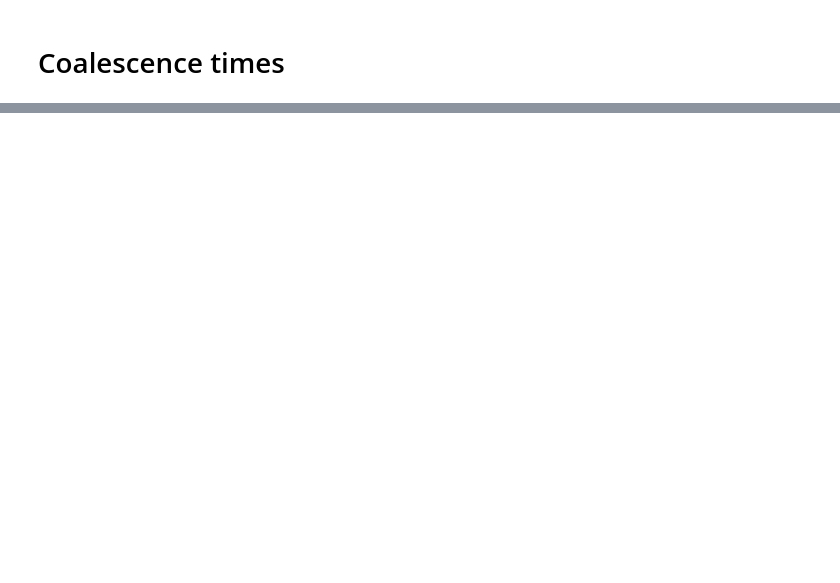
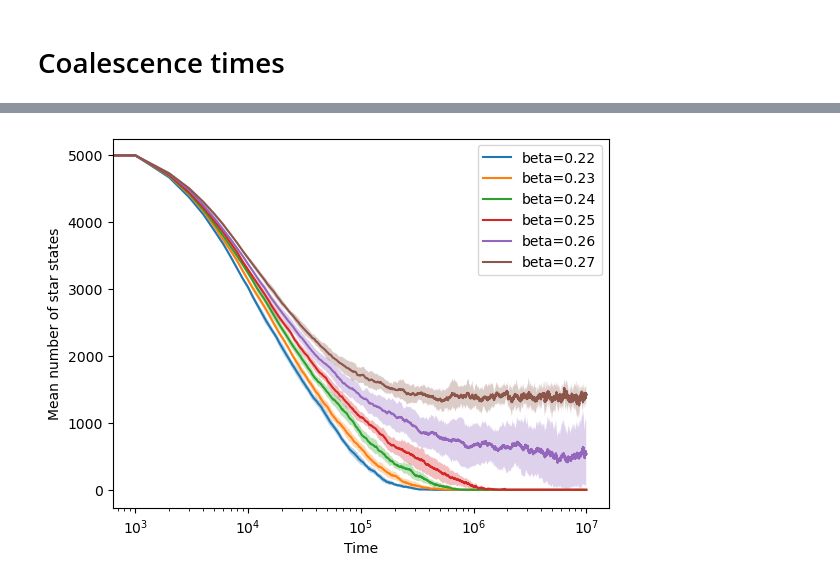
Before and after one commit to LouiseBudzynski/Bounding_Chain_Disordered_Ising_Models, a Jupyter notebook: notebooks/BC_forward_test.ipynb, the cells around one changed output, grey strips where cells are left out. Drawn from its saved outputs; the diff is of its cells as text; code cells hidden in the pictures; blank space fills up the shorter version.

```diff
--- a/notebooks/BC_forward_test.ipynb
+++ b/notebooks/BC_forward_test.ipynb
@@ -62,5 +46,5 @@ beta_uni, beta_SG
 # %%
-beta = 0.3
+beta = 0.31
 coup_type = 'gauss'
 G_builder = lambda N: create_ER_graph(N, d=4, coupling_type=coup_type)
 nb_runs = 3
@@ -201,5 +125,5 @@ plt.show()
 # %%
-N_to_exclude = [100, 250, 500, 1000, 2500]
+N_to_exclude = [5000]
 for N in df_filtered['N'].unique():
     if N in N_to_exclude:
         continue
@@ -219,0 +151,19 @@ plt.show()
+# %%
+N = 5000
+beta_list = [0.22, 0.23, 0.24, 0.25, 0.26, 0.27]
+#beta_list = [0.3, 0.31, 0.32, 0.33, 0.34]
+coup_type = 'ising'
+G_builder = lambda N: create_ER_graph(N, d=4, coupling_type=coup_type)
+nb_runs = 10
+nb_itermax = 10**7
+# %%
+dfs = []
+for beta in beta_list:
+    print(f"beta={beta}")
+    df_beta = compute_nb_star(N, beta, G_builder, n_runs=nb_runs, sampler=F_beta_Glauber, max_iter=nb_itermax, init_mode='full_star', lazy=False, n_points=10000)
+    dfs.append(df_beta)
+
+df = pd.concat(dfs, ignore_index=True)
+
+csv_path = f"../results/tmp/nb_star_ER_{coup_type}_d{d}_N{N}.csv"
+df.to_csv(csv_path, index=False)
@@ -219,0 +188,16 @@ plt.show()
+# %%
+df = pd.read_csv(csv_path)
+for beta in df['beta'].unique():
+    sub_df = df[df['beta'] == beta].sort_values('time')
+    plt.plot(sub_df['time'], sub_df['mean_nb_star'], label=f'beta={beta:.2f}')
+    plt.fill_between(sub_df['time'],
+                     sub_df['mean_nb_star'] - sub_df['std_nb_star'],
+                     sub_df['mean_nb_star'] + sub_df['std_nb_star'],
+                     alpha=0.3)
+plt.xscale('log')
+plt.xlabel('Time')
+plt.ylabel('Mean number of star states')
+plt.legend()
+plt.show()
+# %% [output]
+[figure, added]
```
Also changed, not shown: parts of 16 cells of this notebook, 8 other files.
